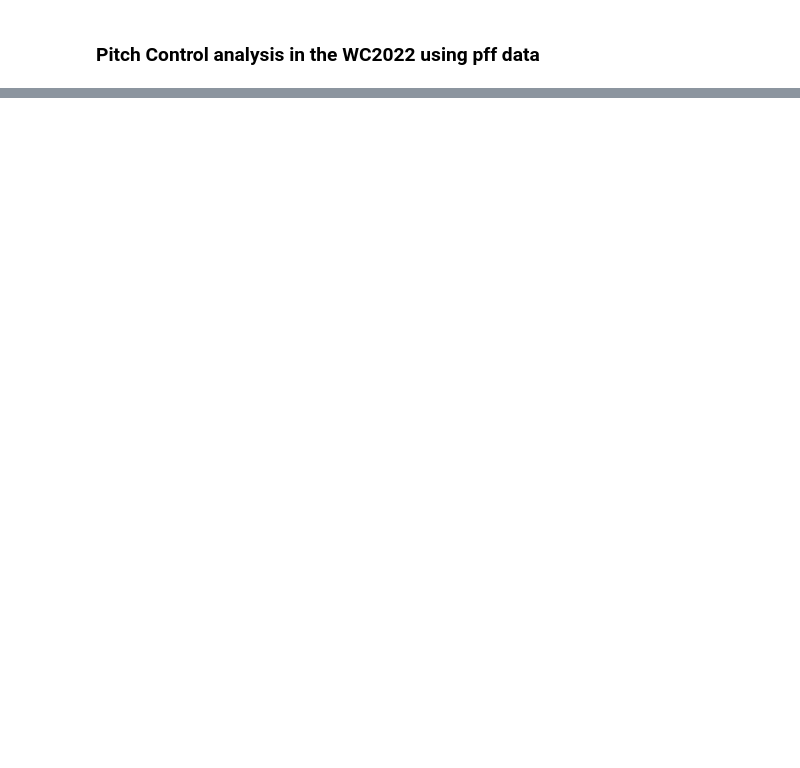
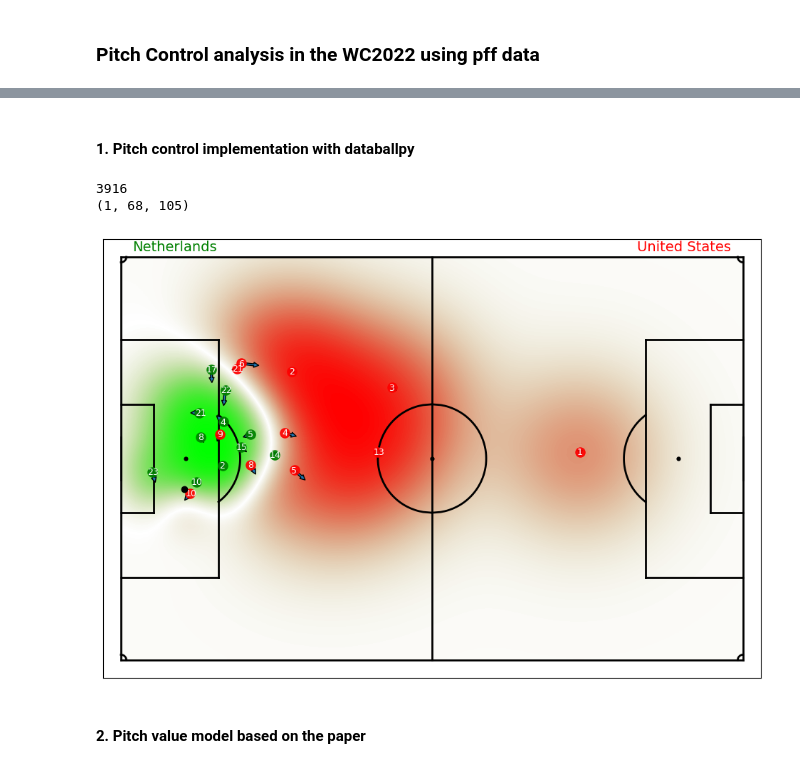
Before and after one commit to GabrielGausachs/WorldCup_PitchControl, a Jupyter notebook: main.ipynb, the cells around one changed output, grey strips where cells are left out. Drawn from its saved outputs; the diff is of its cells as text; code cells hidden in the pictures; blank space fills up the shorter version.

```diff
--- a/main.ipynb
+++ b/main.ipynb
@@ -26,26 +38,33 @@ game = load_game_from_pff(BASE_PATH, game_id)
+# %% [markdown]
+#### 1. Pitch control implementation with databallpy
 # %%
 # Get a shot in events_df
 shot_event = events_df[events_df['possessionEvents.possessionEventType'] == 'SH'].iloc[0]
 # Find the corresponding shot in tracking_df
-shot_tracking = tracking_df[tracking_df["possession_event_id"] == shot_event["possessionEventId"]].iloc[0]
+shot_tracking = tracking_df[tracking_df["possession_event_id"] == shot_event["possessionEventId"]].copy()
 
-def get_frame(tracking_passes_df):
-    tracking_passes_df["possession_start_frame"] = tracking_passes_df["possession_event"].apply(
+def get_frame(tracking_event_df):
+    tracking_event_df["possession_start_frame"] = tracking_event_df["possession_event"].apply(
         lambda x: x.get("start_frame") if isinstance(x, dict) else None)
-    return tracking_passes_df
+    return tracking_event_df
 
 shot_tracking = get_frame(shot_tracking)
 # Get the start frame of the possession event for this pass
 possession_start_frame = shot_tracking.get("possession_start_frame")
-game_tracking_frame = game.tracking_data[game.tracking_data["frame"] == possession_start_frame].iloc[0]
-
-idx_frame = game_tracking_frame.index[0]
+# get the index of the frame in game_tracking_frame
+idx_frame = game.tracking_data[game.tracking_data["frame"] == possession_start_frame.values[0]].index[0]
 print(idx_frame)
 pitch_control = game.tracking_data.get_pitch_control(game.pitch_dimensions, 105, 68, idx_frame,idx_frame)
 print(pitch_control.shape)
 cmap_red_green = LinearSegmentedColormap.from_list("reds", [(0, 1, 0, 1), (0.5, 0.5, 0, 0), (1, 0, 0, 1)])
 
 fig, ax = plot_soccer_pitch(field_dimen=game.pitch_dimensions, pitch_color="white")
 fig, ax = plot_tracking_data(game, idx_frame, team_colors=["green", "red"], ax=ax, fig=fig, add_velocities=True, heatmap_overlay=pitch_control[0], overlay_cmap=cmap_red_green)
 
 plt.show()
+# %% [output]
+3916
+(1, 68, 105)
+[figure, added]
+# %% [markdown]
+#### 2. Pitch value model based on the paper
```
Also changed, not shown: parts of 5 cells of this notebook.
